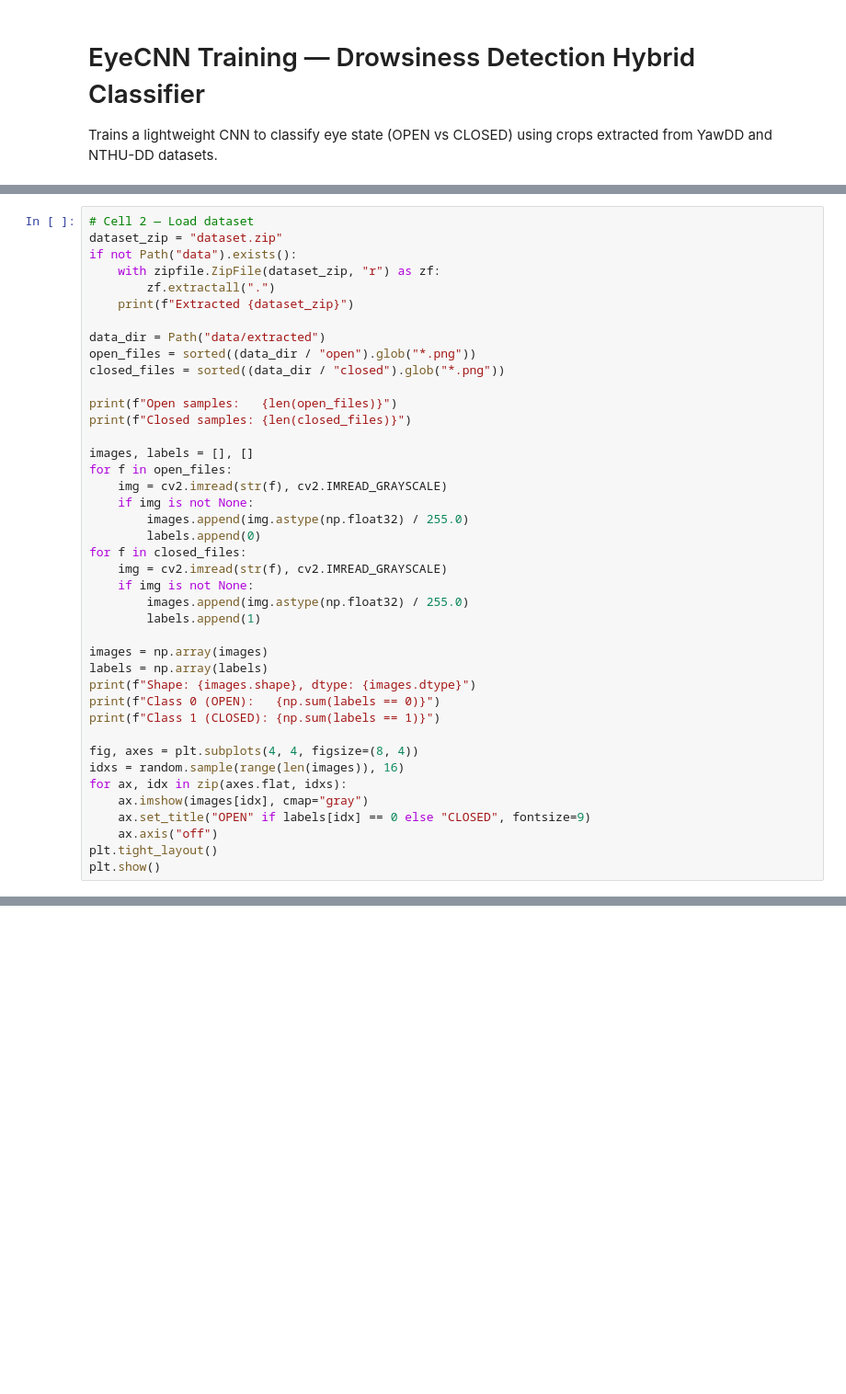
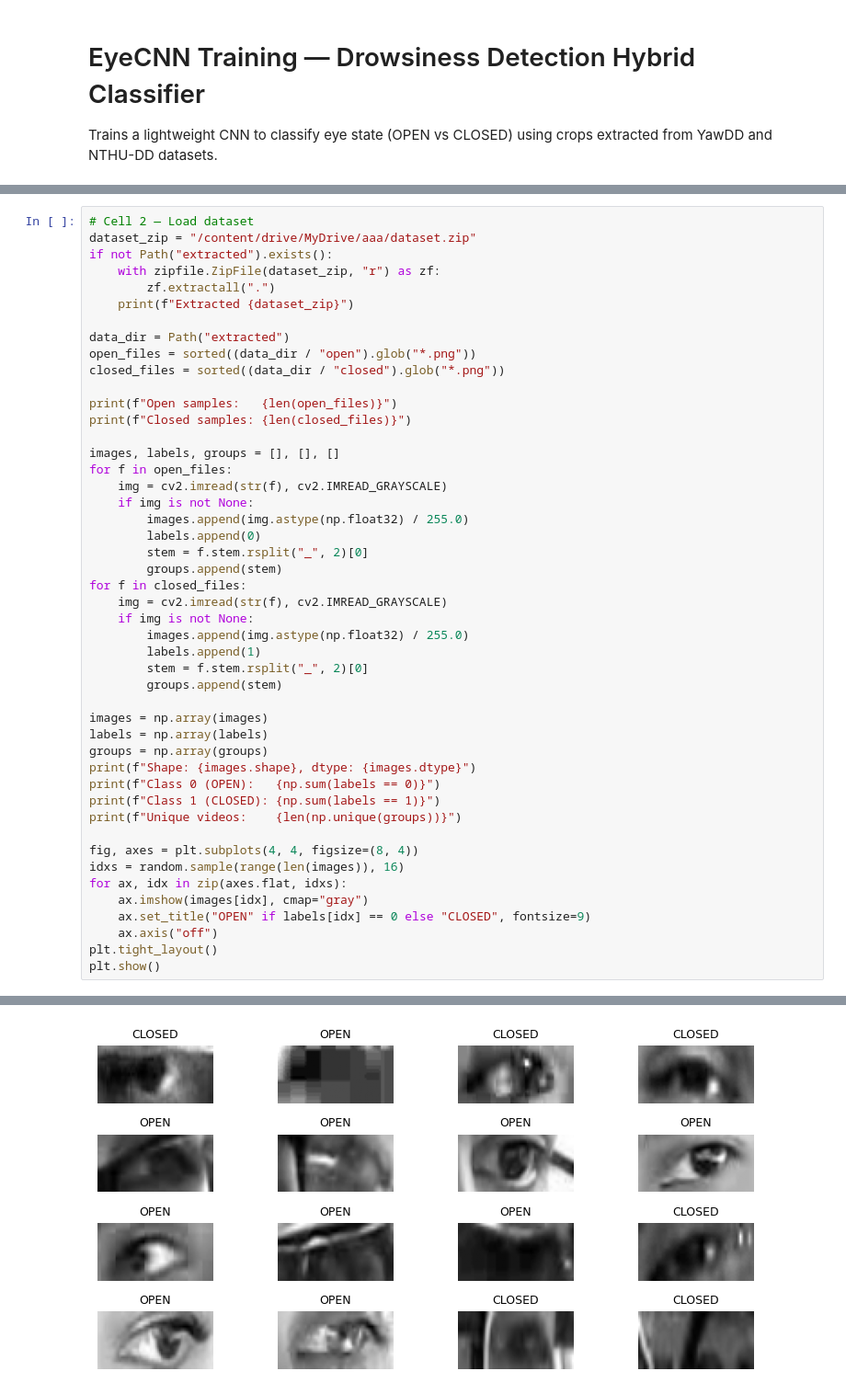
Before and after one commit to kurtzk10/drowsiness-detector, a Jupyter notebook: training/train_colab.ipynb, the cells around one changed output, grey strips where cells are left out. Shown at 92% size. Saved outputs shown, nothing was run; the diff lists cells and outputs as text; blank space fills up the shorter version.

```diff
--- a/training/train_colab.ipynb
+++ b/training/train_colab.ipynb
@@ -32,35 +47,41 @@ device = torch.device("cuda" if torch.cuda.is_available() else "cpu")
 # %%
 # Cell 2 — Load dataset
-dataset_zip = "dataset.zip"
-if not Path("data").exists():
+dataset_zip = "/content/drive/MyDrive/aaa/dataset.zip"
+if not Path("extracted").exists():
     with zipfile.ZipFile(dataset_zip, "r") as zf:
         zf.extractall(".")
     print(f"Extracted {dataset_zip}")
 
-data_dir = Path("data/extracted")
+data_dir = Path("extracted")
 open_files = sorted((data_dir / "open").glob("*.png"))
 closed_files = sorted((data_dir / "closed").glob("*.png"))
 
 print(f"Open samples:   {len(open_files)}")
 print(f"Closed samples: {len(closed_files)}")
 
-images, labels = [], []
+images, labels, groups = [], [], []
 for f in open_files:
     img = cv2.imread(str(f), cv2.IMREAD_GRAYSCALE)
     if img is not None:
         images.append(img.astype(np.float32) / 255.0)
         labels.append(0)
+        stem = f.stem.rsplit("_", 2)[0]
+        groups.append(stem)
 for f in closed_files:
     img = cv2.imread(str(f), cv2.IMREAD_GRAYSCALE)
     if img is not None:
         images.append(img.astype(np.float32) / 255.0)
         labels.append(1)
+        stem = f.stem.rsplit("_", 2)[0]
+        groups.append(stem)
 
 images = np.array(images)
 labels = np.array(labels)
+groups = np.array(groups)
 print(f"Shape: {images.shape}, dtype: {images.dtype}")
 print(f"Class 0 (OPEN):   {np.sum(labels == 0)}")
 print(f"Class 1 (CLOSED): {np.sum(labels == 1)}")
+print(f"Unique videos:    {len(np.unique(groups))}")
 
 fig, axes = plt.subplots(4, 4, figsize=(8, 4))
 idxs = random.sample(range(len(images)), 16)
@@ -70,3 +91,4 @@ for ax, idx in zip(axes.flat, idxs):
     ax.axis("off")
 plt.tight_layout()
 plt.show()
+# %% [output]
@@ -73 +102,2 @@ plt.show()
+[figure, added]
 # %%
```
Also changed, not shown: parts of 7 cells of this notebook.
